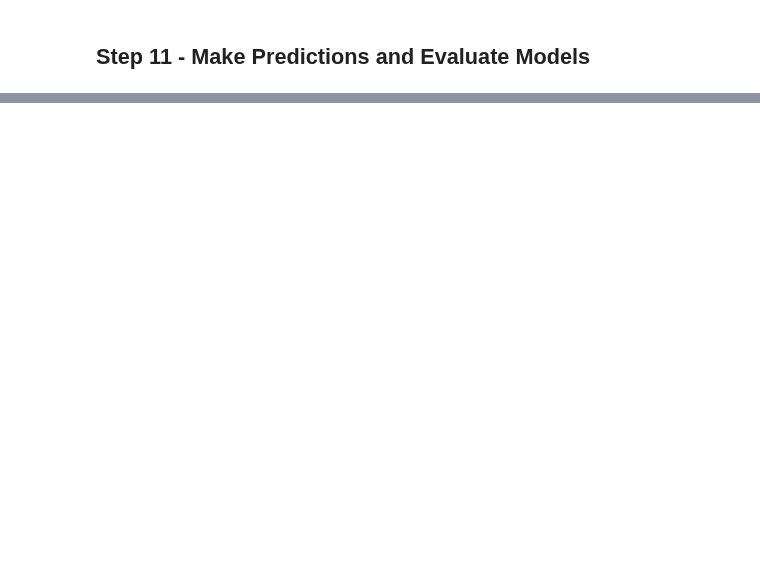
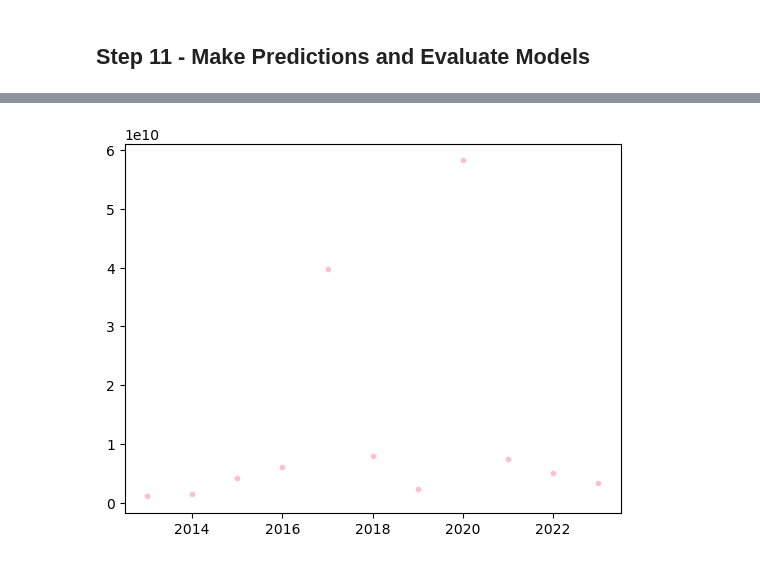
Before and after one commit to mdgarber/FEMADisasterCostForecasting, a Jupyter notebook: femadisastercostforecasting/notebooks/FEMA-Modeling.ipynb, the cells around one changed output, grey strips where cells are left out. Drawn from its saved outputs; the diff is of its cells as text; code cells hidden in the pictures; blank space fills up the shorter version.

```diff
--- a/femadisastercostforecasting/notebooks/FEMA-Modeling.ipynb
+++ b/femadisastercostforecasting/notebooks/FEMA-Modeling.ipynb
@@ -384,0 +407,7 @@ plt.show()
+# %%
+y_pred_linReg_robust = pd.DataFrame(y_pred_linReg_robust, index=y_test.index)
+plt.plot(y_pred_linReg_robust, marker='.', linestyle='None', c='pink')
+
+plt.show()
+# %% [output]
+[figure, added]
```
Also changed, not shown: parts of 13 cells of this notebook.
